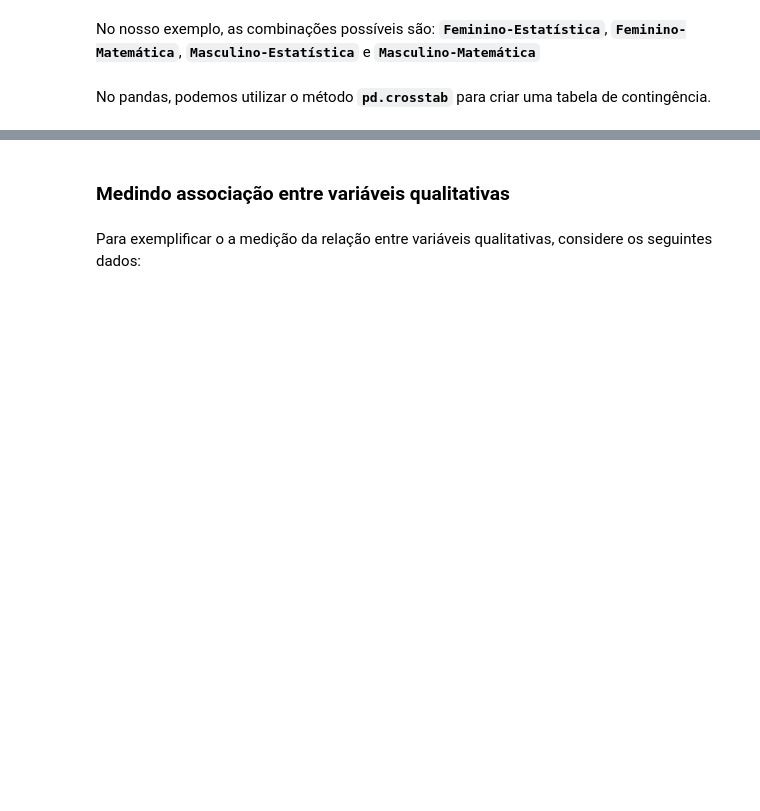
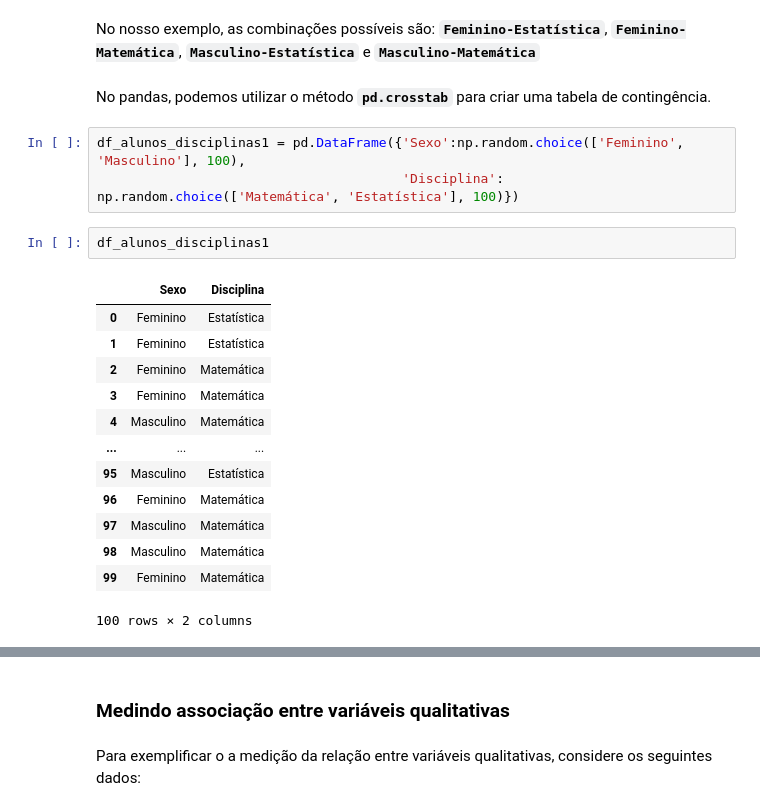
Before and after one commit to brondevitor/Python_Jorney, a Jupyter notebook: Statistics/Estatística Descritiva (Parte I).ipynb, the cells around one changed output, grey strips where cells are left out. Drawn from its saved outputs; the diff is of its cells as text; blank space fills up the shorter version.

````diff
--- a/Statistics/Estatística Descritiva (Parte I).ipynb
+++ b/Statistics/Estatística Descritiva (Parte I).ipynb
@@ -190,3 +222,22 @@ Isso é uma tabela de contingência! Vamos definí-la como uma tabela que cruza
 No nosso exemplo, as combinações possíveis são: **```Feminino-Estatística```**, **```Feminino-Matemática```**, **```Masculino-Estatística```** e **```Masculino-Matemática```**
 # %% [markdown]
 No pandas, podemos utilizar o método **```pd.crosstab```** para criar uma tabela de contingência.
+# %%
+df_alunos_disciplinas1 = pd.DataFrame({'Sexo':np.random.choice(['Feminino', 'Masculino'], 100),
+                                       'Disciplina': np.random.choice(['Matemática', 'Estatística'], 100)})
+# %%
+df_alunos_disciplinas1
+# %% [output]
+|  | Sexo | Disciplina |
+| 0 | Feminino | Estatística |
+| 1 | Feminino | Estatística |
+| 2 | Feminino | Matemática |
+| 3 | Feminino | Matemática |
+| 4 | Masculino | Matemática |
+| ... | ... | ... |
+| 95 | Masculino | Estatística |
+| 96 | Feminino | Matemática |
+| 97 | Masculino | Matemática |
+| 98 | Masculino | Matemática |
+| 99 | Feminino | Matemática |
+100 rows × 2 columns
````
Also changed, not shown: parts of 31 cells of this notebook.
